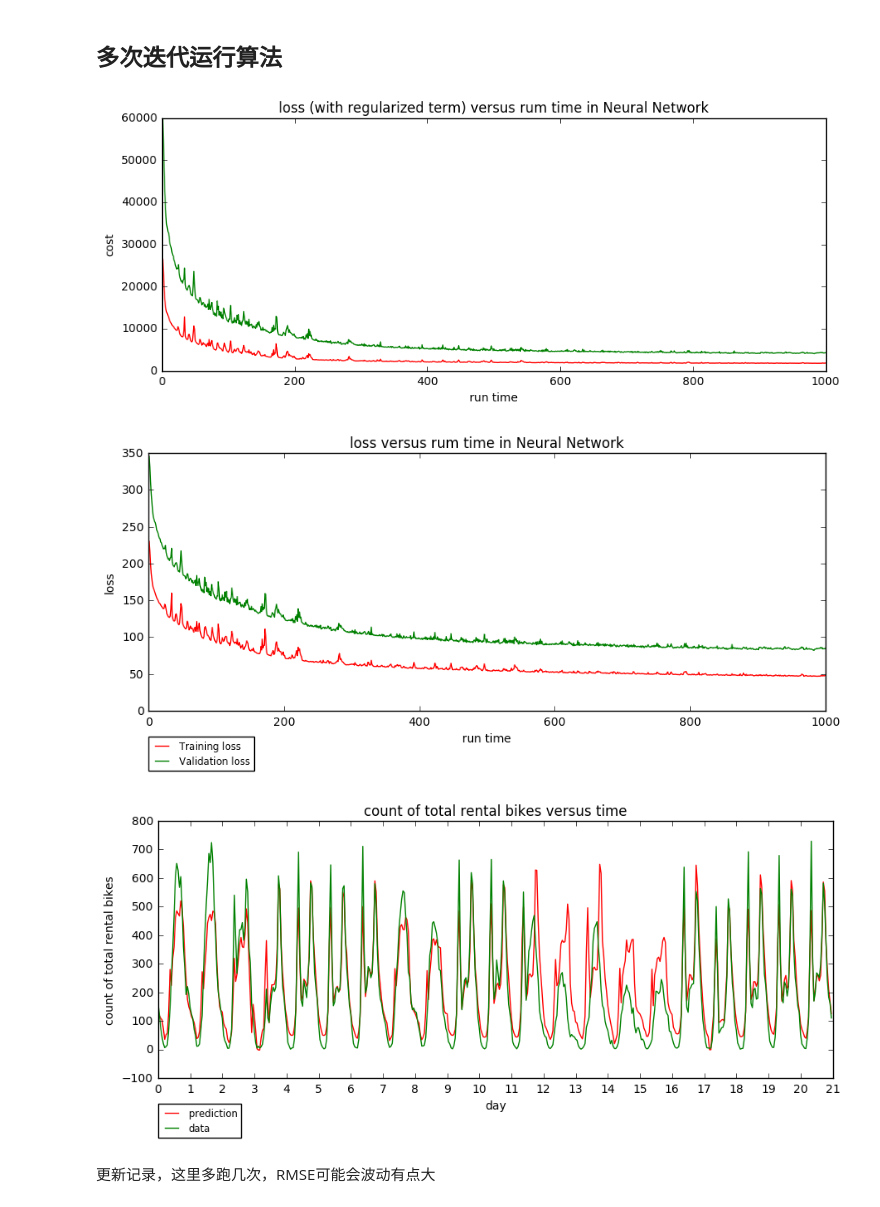
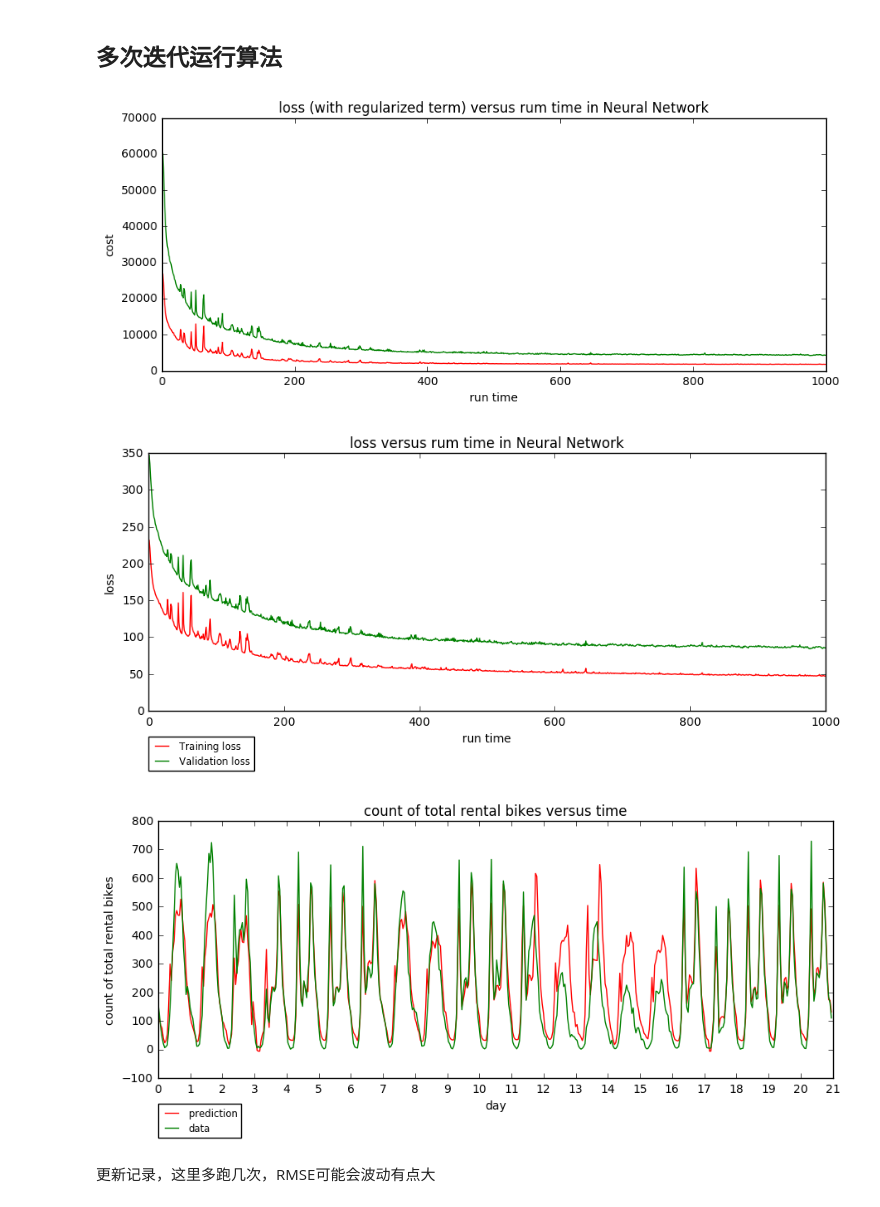
Before and after one commit to linzch3/Open-Course-Learning, a Jupyter notebook: A04.Artificial Intelligence - SYSU - RYH/Project/regression/Regression - BPNN - step 3 - with bias + regularized term - use normalized data.ipynb, the cells around one changed output. Cells and saved outputs as stored; diff of their text form; code cells hidden in the pictures.

```diff
--- a/A04.Artificial Intelligence - SYSU - RYH/Project/regression/Regression - BPNN - step 3 - with bias + regularized term - use normalized data.ipynb
+++ b/A04.Artificial Intelligence - SYSU - RYH/Project/regression/Regression - BPNN - step 3 - with bias + regularized term - use normalized data.ipynb
@@ -280,8 +280,8 @@ def calcCostFunc(weight_input_to_hidden, weight_hidden_to_output, lambad, error)
 ## 多次迭代运行算法
 # %%
 ### 需调参的参数 ###
-learning_rate = 0.5
-n_hidden = 22
+learning_rate = 0.55
+n_hidden = 20
 SGD_batch_size = 256
 runTime = 1000
 lambad = 0.05
@@ -299,37 +299,37 @@ for i in tnrange(runTime):
     #使用数据训练算法
     network.fit(trainSet, trainSetLabel)
     #得到算法对 训练集 和 验证集 的预测标签
     trainPredictLabel = network.apply(trainSet).T
     validPredictLabel = network.apply(validateSet).T
     #计算 损失值 并 保存 损失值结果
     trainLosses[i] = calcLoss(trainPredictLabel, trainSetLabel)
     validationLosses[i] = calcLoss(validPredictLabel, validateSetLabel)
     #计算损失函数
     trainCosts[i] = calcCostFunc(network.weights_input_to_hidden,
                             network.weights_input_to_hidden, lambad, trainPredictLabel-trainSetLabel)
     #计算损失函数
     validationCosts[i] = calcCostFunc(network.weights_input_to_hidden,
                             network.weights_input_to_hidden, lambad, validateSetLabel-validPredictLabel)
 
 show_cost_fig(testRange, trainCosts, validationCosts)
 show_loss_fig(testRange, trainLosses*std_of_cnt+mean_of_cnt, validationLosses*std_of_cnt+mean_of_cnt)
 
 #使用算法进行预测
 last21Days_predicts = network.apply(last21Days_features)
 #还原归一化后的数据
 last21Days_predicts_back = np.round(last21Days_predicts.flatten()*std_of_cnt + mean_of_cnt)
 last21Days_labels = np.round(last21Days_labels_origin.flatten()*std_of_cnt + mean_of_cnt)
 
 show_last21Days_fig(last21Days_range, last21Days_predicts_back, last21Days_labels)
 
 ansLabel = network.apply(testSet).flatten()*std_of_cnt + mean_of_cnt
 #ansLabel = np.round(final_adjust(ansLabel))
 ansLabel = np.round(ansLabel)
-np.savetxt('.\\rank\\47_v10.csv', ansLabel, fmt="%d", delimiter="\n")
+np.savetxt('.\\rank\\47_v1.csv', ansLabel, fmt="%d", delimiter="\n")
 # %% [output]
-[figure, old version]
+[figure, new version]
-[figure, old version]
+[figure, new version]
-[figure, old version]
+[figure, new version]
 # %%
 # def final_adjust(predict):
 #     for i in range(1, int(predict.shape[0]/24)+1):
```
Also changed, not shown: parts of 1 cell of this notebook, 11 other files.
